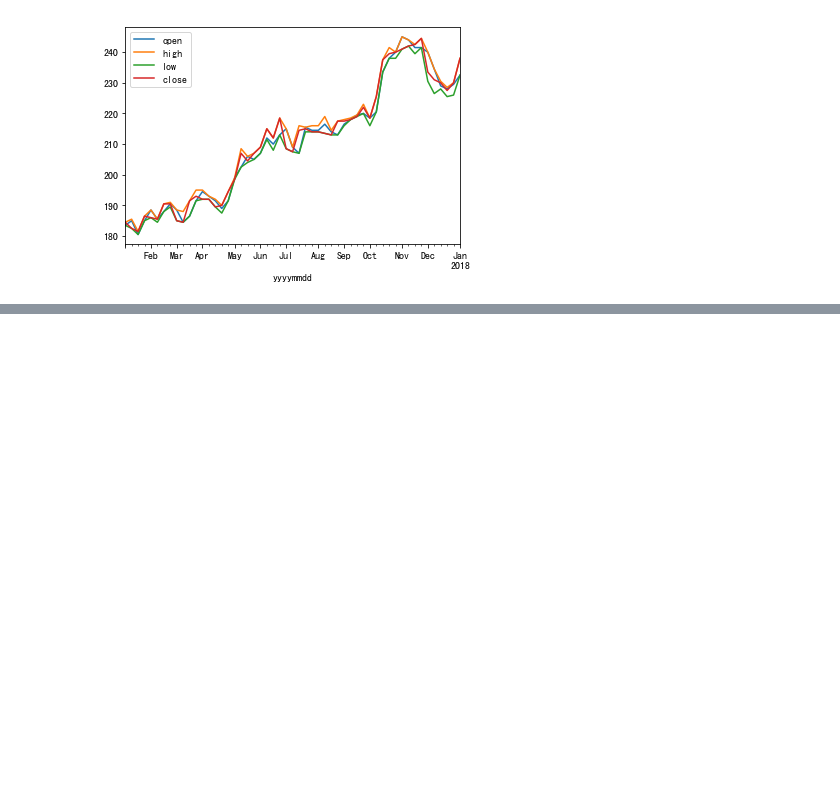
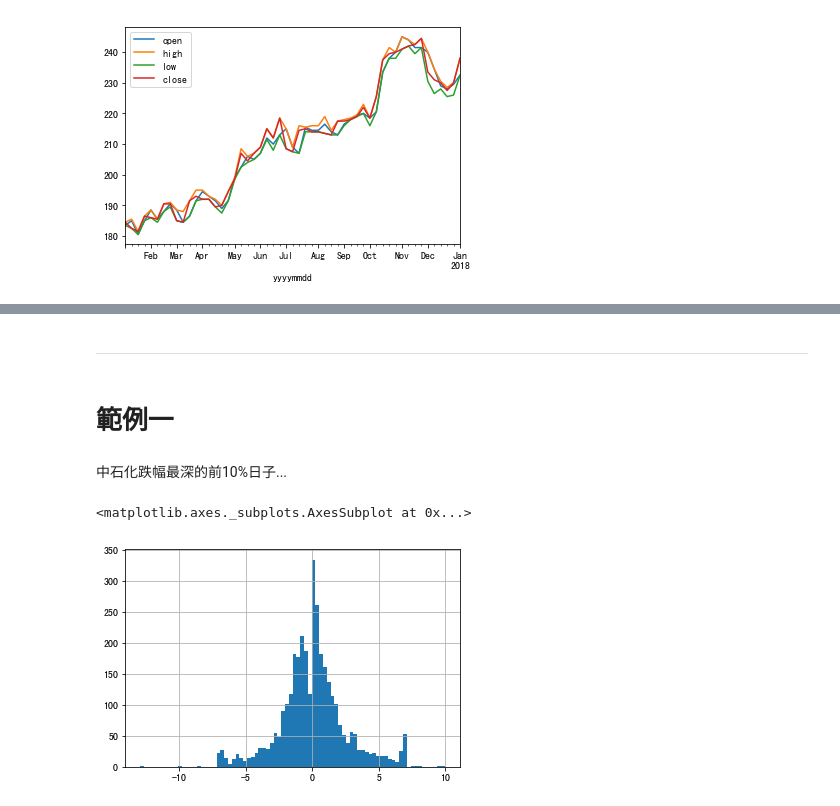
Before and after one commit to ihongChen/StockLab, a Jupyter notebook: abu_QT/pandas.ipynb, the cells around one changed output, grey strips where cells are left out. Saved outputs shown, nothing was run; the diff lists cells and outputs as text; code cells hidden in the pictures; blank space fills up the shorter version.

Commit message:
add 1314 example1 (change ratio)

```diff
--- a/abu_QT/pandas.ipynb
+++ b/abu_QT/pandas.ipynb
@@ -339,0 +383,19 @@ df_2330_2017w.plot()
+# %% [markdown]
+____
+# %% [markdown]
+# 範例一
+# %% [markdown]
+中石化跌幅最深的前10%日子...
+# %%
+df_price1314 = pd.read_sql('select * from TPEx_list_daily_price where 證券代號="1314" order by yyyymmdd',con)
+# %%
+df_price1314.set_index('yyyymmdd',inplace=True)
+df_price1314.index = df_price1314.index.map(pd.to_datetime)
+# %%
+df_price1314.drop_duplicates(inplace=True)
+# %%
+change_ratio_1314 = df_price1314.收盤價.pct_change()*100
+change_ratio_1314.hist(bins=80)
+# %% [output]
+<matplotlib.axes._subplots.AxesSubplot at 0x...>
+[figure, added]
```
Also changed, not shown: parts of 14 cells of this notebook.
